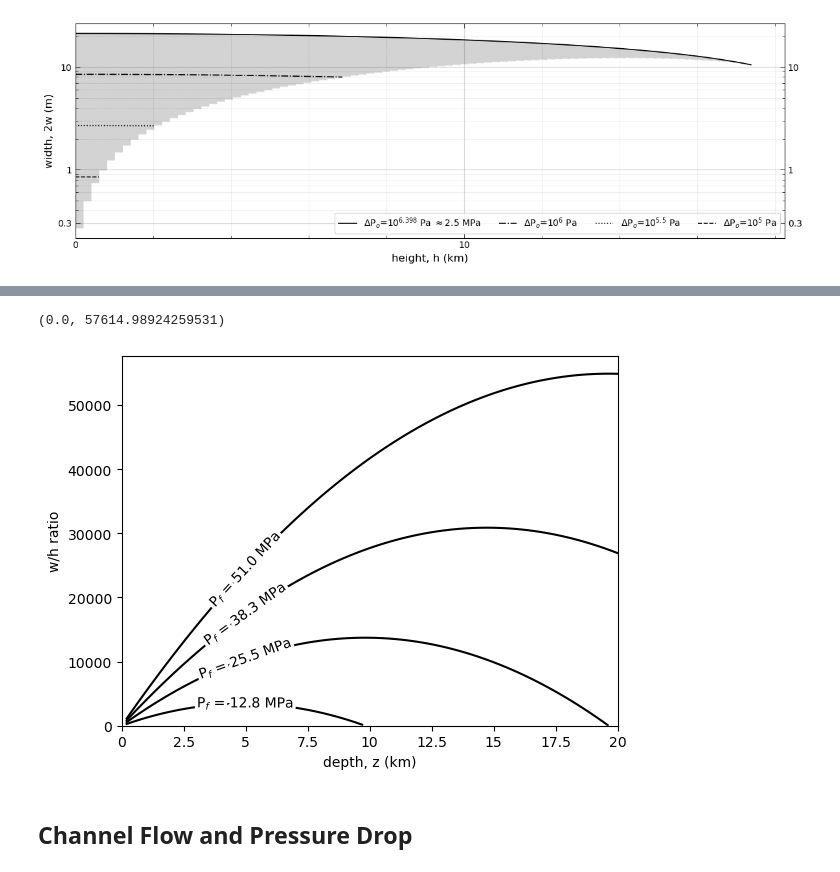
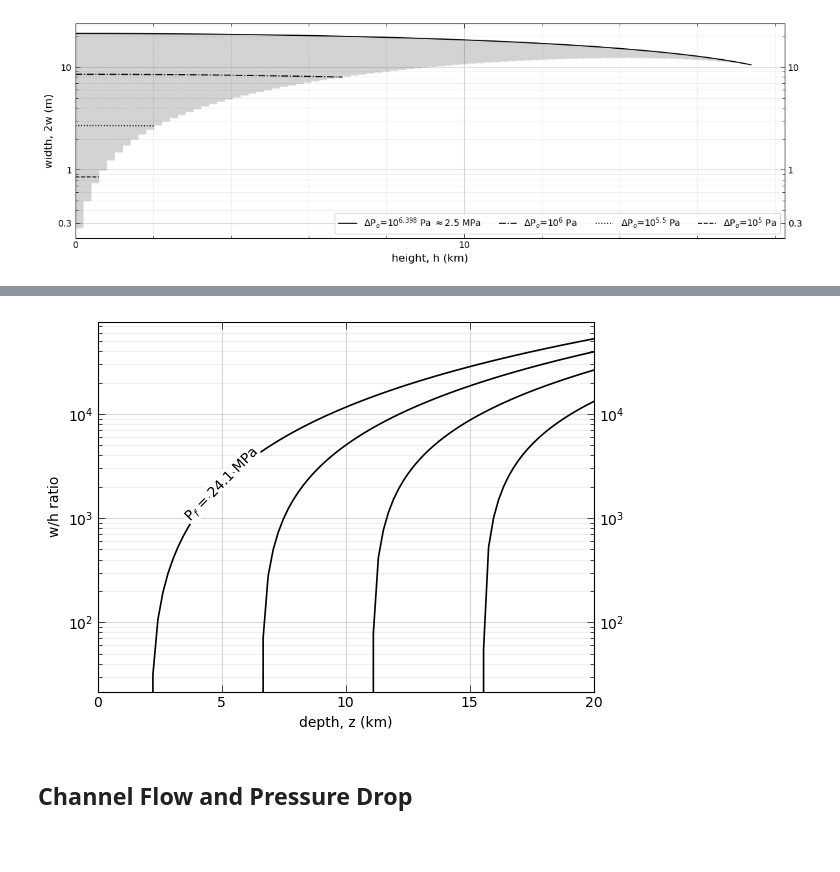
Before and after one commit to CottomR-et-al/Europa-ice-ocean-exchange, a Jupyter notebook: F25_Dikes_Europa.ipynb, the cells around one changed output, grey strips where cells are left out. Cells and saved outputs as stored; diff of their text form; code cells hidden in the pictures; blank space fills up the shorter version.

```diff
--- a/F25_Dikes_Europa.ipynb
+++ b/F25_Dikes_Europa.ipynb
@@ -662,12 +662,12 @@ plt.xlim(0)
 # Craft 2016, á la Pollard (1987) and Broberg (1999)
 
 # fluid pressure is the sum of overburden (lithostatic; sig_L) pressure and the tensile strength of the material (sig_T)
-sig_T = rhoi * g * 20e3 # ice shell thickness is 20 km
-sig_L = rhow * g * z
-Pf_b = sig_L + sig_T
-Pf = []
-for i in range(len(Pf_b)):
-    pf = Pf_b[i] - 1.3e6 * z/1e3
-    Pf.append(pf)
-Pf = np.array(Pf)
+# sig_T = rhoi * g * 20e3 # ice shell thickness is 20 km
+# sig_L = rhow * g * z
+# Pf_b = sig_L + sig_T
+# Pf = []
+# for i in range(len(Pf_b)):
+#     pf = Pf_b[i] - 1.3e6 * z/1e3
+#     Pf.append(pf)
+# Pf = np.array(Pf)
 # Pf[2]/1e6
@@ -674,34 +694,46 @@ Pf = np.array(Pf)
 # %%
 # w/h dike ratio
 from cProfile import label
 from turtle import right
+from py import log
+depths = [0, 5e3, 10e3, 15e3, 20e3]
+height = 20e3 - z
 
-sig_x = nu / (1 - nu) * (rhoi * g * z)
-wxh = (Pf * sig_x) / (G / (1 - nu))
 plt.figure()
-for Pf0 in np.linspace(0, np.nanmax(Pf_b), 5):
-    Pf_i = Pf0 - 1.3e6 * (z / 1e3)
-    wxh_i = (Pf_i * sig_x) / (G / (1 - nu))
 
-    mask = wxh_i > 0  # semilogy requires positive values
-    if np.any(mask):
-        plt.plot(z[mask] / 1e3, wxh_i[mask], color='black', label=rf'P$_f$ = {Pf0/1e6:.1f} MPa')
+for i in range(len(depths)):
+    P0 = rhoi * g * depths[i] # for a shell 20 km thick
+    Pf = P0 - rhow * g * height
+    sig_x = nu / (1 - nu) * (rhoi * g * z)
+    wxh = (Pf * sig_x) / (G / (1 - nu))
+    plt.semilogy(z/1e3, wxh, color='black', lw = 1.2, label=rf'P$_f$ = {P0/1e6:.1f} MPa')
+# for Pf0 in np.linspace(0, np.nanmax(Pf_b), 5):
+#     Pf_i = Pf0 - 1.3e6 * (z / 1e3)
+#     wxh_i = (Pf_i * sig_x) / (G / (1 - nu))
+
+#     mask = wxh_i > 0  # semilogy requires positive values
+#     if np.any(mask):
+#         plt.plot(z[mask] / 1e3, wxh_i[mask], color='black', label=rf'P$_f$ = {Pf0/1e6:.1f} MPa')
 
 ax = plt.gca()
 lines = ax.get_lines()
 if lines:
     labelLines(lines, xvals=[5] * len(lines), align=True, fontsize=10, color='black')
-# plt.legend()
 ax = plt.gca()
 ax.xaxis.set_major_formatter(StrMethodFormatter('{x:g}'))
-ax.yaxis.set_major_formatter(StrMethodFormatter('{x:g}'))
+ax.yaxis.set_major_formatter(LogFormatterMathtext())
 plt.xlabel('depth, z (km)')
 plt.ylabel('w/h ratio')
 plt.xlim(0, 20)
 plt.ylim(0)
+ax.tick_params(which='major', length=5, width=0.5, direction='in', top=True, right=True, labelright=True)
+ax.tick_params(which='minor', length=3, width=0.5, direction='in', top=True, right=True)
+ax.xaxis.set_major_locator(FixedLocator([0, 5, 10, 15, 20]))
+ax.xaxis.set_minor_formatter(NullFormatter())
+ax.grid(which='major', alpha=0.5)
+ax.grid(which='minor', alpha=0.2)
 # %% [output]
-(0.0, 57614.98924259531)
-[figure, old version]
+[figure, new version]
 # %% [markdown]
 ## Channel Flow and Pressure Drop
 # %%
```
Also changed, not shown: parts of 1 cell of this notebook.
